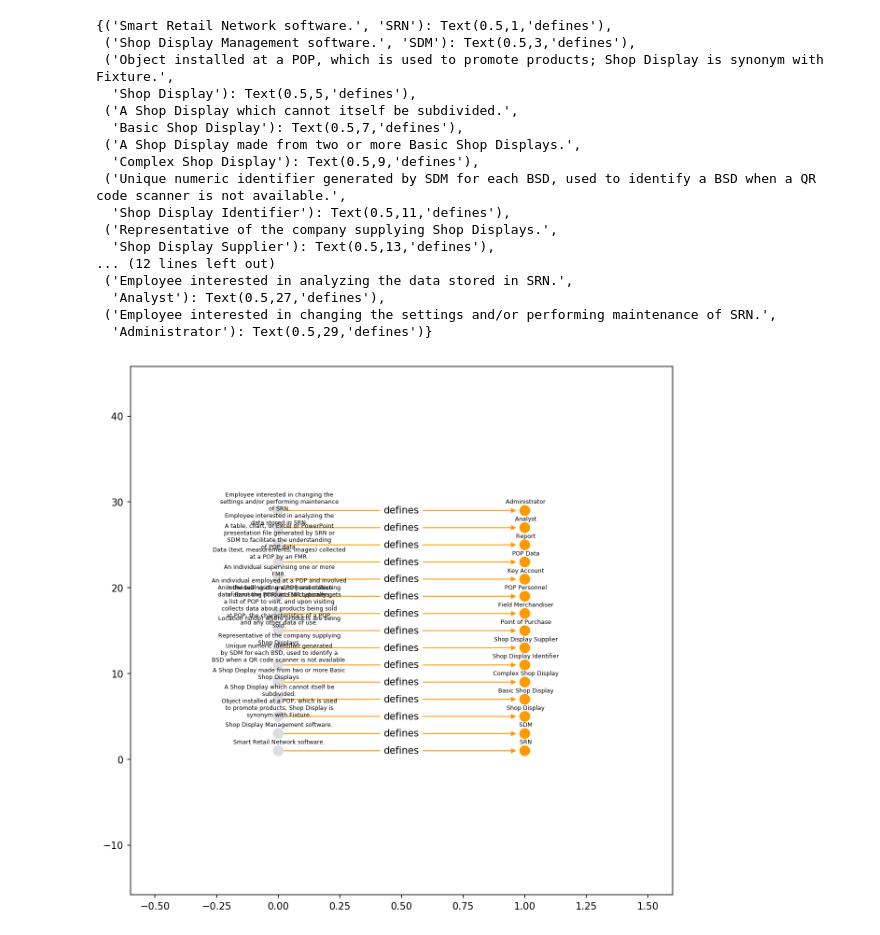
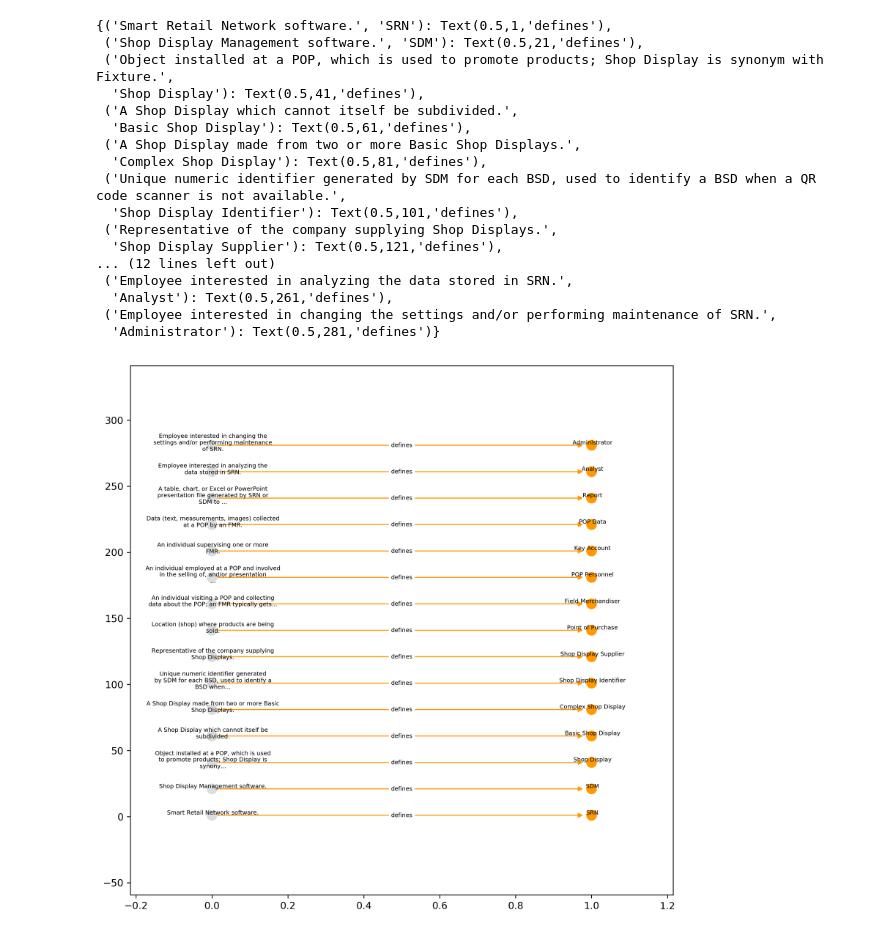
Before and after one commit to ivanjureta/new-concept-networks, a Jupyter notebook: analysis/ilang_Functions_draft.ipynb, the cells around one changed output. Drawn from its saved outputs; the diff is of its cells as text; code cells hidden in the pictures.

Commit message:
Minor edits to node pos functions.

```diff
--- a/analysis/ilang_Functions_draft.ipynb
+++ b/analysis/ilang_Functions_draft.ipynb
@@ -96,7 +96,7 @@ s = 1 + max(dict(td.in_degree()).values())
 for e in td.edges():
     n_pos[e[0]] = [td.in_degree()[e[0]], y]
     n_pos[e[1]] = [td.in_degree()[e[1]], y]
-    y = y + s
+    y = y + 10 * s
 # %%
 # # label nodes with uid
 # n_labels = dict()
@@ -117,16 +117,16 @@ def add_line_breaks(x, max_chars):
             y = y + '\n'
     return y
 # %%
-# label nodes with full_name, newline every 30 characters
+# Label nodes with full_name, newline every 30 characters, shorten after first 87 characters.
 n_labels = dict()
 for i in sd:
     for n in td.nodes():
         if n == sd[i]['full_name']:
-            n_labels[sd[i]['full_name']] = add_line_breaks(sd[i]['full_name'], 30)
+            n_labels[sd[i]['full_name']] = shorten_string(add_line_breaks(sd[i]['full_name'], 30), 87)
 # %%
 # offset node labels from node positions
 pos_node_labels = dict()
-for i in n_pos: pos_node_labels[i] = [n_pos[i][0], n_pos[i][1]+1]
+for i in n_pos: pos_node_labels[i] = [n_pos[i][0], n_pos[i][1]+2]
 # %%
 # color nodes
 colored_nodes = list()
@@ -141,40 +141,40 @@ for e in td.edges(): edgelabels[e] = 'defines'
 # %%
 import matplotlib
 import matplotlib.pyplot as plt
 from matplotlib.pyplot import figure
 # Draw the subnet
-plt.figure(num=None, figsize=(10, 10), dpi=150, facecolor='w', edgecolor='g')
-plt.margins(0.5)
+plt.figure(num=None, figsize=(10, 10), dpi=300, facecolor='w', edgecolor='g')
+plt.margins(0.15)
 # plt.grid(b = None, linestyle = 'dotted')
 nx.draw_networkx_nodes(td, n_pos, node_color = colored_nodes, node_shape = 'o', node_size = 100)
 nx.draw_networkx_labels(td, pos = pos_node_labels, labels = n_labels, font_size = 6)
 nx.draw_networkx_edges(td, n_pos, edge_color = '#FF9900')
-nx.draw_networkx_edge_labels(td, n_pos, edge_labels = edgelabels)
+nx.draw_networkx_edge_labels(td, n_pos, edge_labels = edgelabels, font_size = 6)
 
 # nx.draw(td, pos, node_list = your_subgraph.nodes(), edgelist = your_subgraph.edges(),
 #         labels = node_labels_short, arrows=True, with_labels=True,
 #         node_color = node_colors_list, edge_color = edge_colors_list)
 
 # # Save image as PNG file.
 # image_file_name = "%s_Subgraph_%s.png" % (analysis_project_name, filename_suffix)
 # plt.savefig(image_file_name)
 # print('Sub-network image filename:', image_file_name)
 # %% [output]
 {('Smart Retail Network software.', 'SRN'): Text(0.5,1,'defines'),
- ('Shop Display Management software.', 'SDM'): Text(0.5,3,'defines'),
+ ('Shop Display Management software.', 'SDM'): Text(0.5,21,'defines'),
  ('Object installed at a POP, which is used to promote products; Shop Display is synonym with Fixture.',
-  'Shop Display'): Text(0.5,5,'defines'),
+  'Shop Display'): Text(0.5,41,'defines'),
  ('A Shop Display which cannot itself be subdivided.',
-  'Basic Shop Display'): Text(0.5,7,'defines'),
+  'Basic Shop Display'): Text(0.5,61,'defines'),
  ('A Shop Display made from two or more Basic Shop Displays.',
-  'Complex Shop Display'): Text(0.5,9,'defines'),
+  'Complex Shop Display'): Text(0.5,81,'defines'),
  ('Unique numeric identifier generated by SDM for each BSD, used to identify a BSD when a QR code scanner is not available.',
-  'Shop Display Identifier'): Text(0.5,11,'defines'),
+  'Shop Display Identifier'): Text(0.5,101,'defines'),
  ('Representative of the company supplying Shop Displays.',
-  'Shop Display Supplier'): Text(0.5,13,'defines'),
+  'Shop Display Supplier'): Text(0.5,121,'defines'),
 ... (12 lines left out)
  ('Employee interested in analyzing the data stored in SRN.',
-  'Analyst'): Text(0.5,27,'defines'),
+  'Analyst'): Text(0.5,261,'defines'),
  ('Employee interested in changing the settings and/or performing maintenance of SRN.',
-  'Administrator'): Text(0.5,29,'defines')}
+  'Administrator'): Text(0.5,281,'defines')}
-[figure, old version]
+[figure, new version]
```
